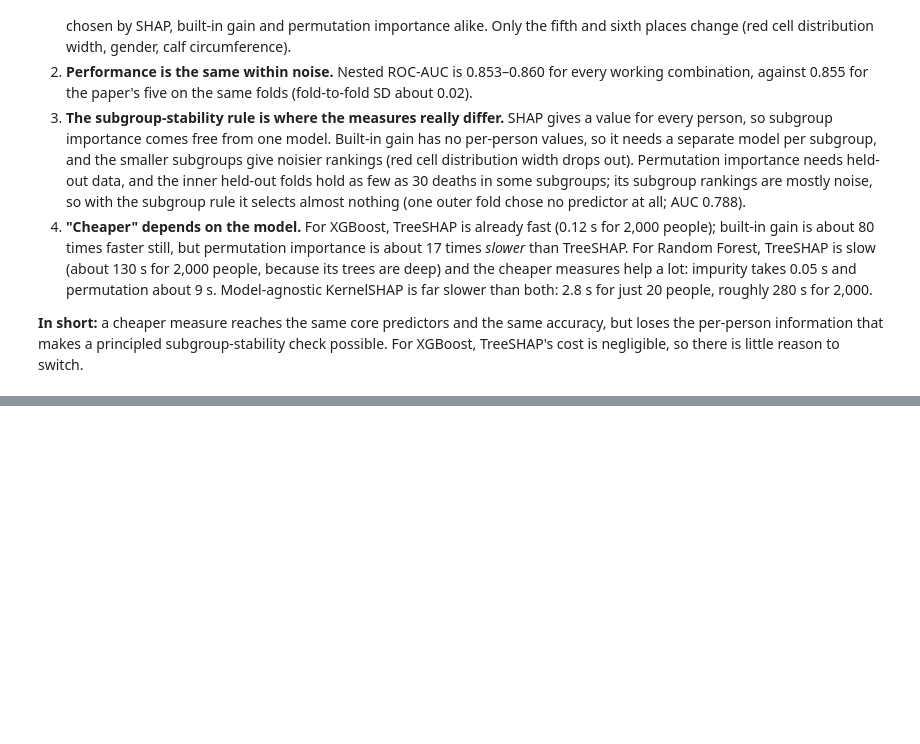
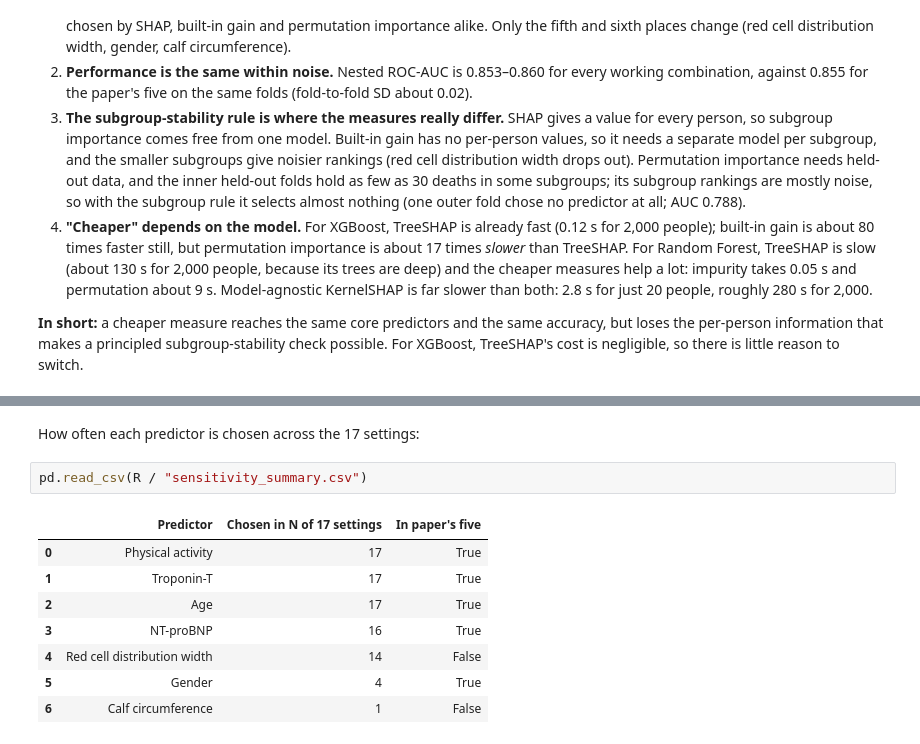
Before and after one commit to Evode-Manirahari/nhanes-cardiovascular-ml, a Jupyter notebook: notebooks/08_systematic_parsimonious_model.ipynb, the cells around one changed output, grey strips where cells are left out. Drawn from its saved outputs; the diff is of its cells as text; blank space fills up the shorter version.

```diff
--- a/notebooks/08_systematic_parsimonious_model.ipynb
+++ b/notebooks/08_systematic_parsimonious_model.ipynb
@@ -250,0 +282,13 @@ TreeSHAP's cost is negligible, so there is little reason to switch.
+# %% [markdown]
+How often each predictor is chosen across the 17 settings:
+# %%
+pd.read_csv(R / "sensitivity_summary.csv")
+# %% [output]
+|  | Predictor | Chosen in N of 17 settings | In paper's five |
+| 0 | Physical activity | 17 | True |
+| 1 | Troponin-T | 17 | True |
+| 2 | Age | 17 | True |
+| 3 | NT-proBNP | 16 | True |
+| 4 | Red cell distribution width | 14 | False |
+| 5 | Gender | 4 | True |
+| 6 | Calf circumference | 1 | False |
```
Also changed, not shown: parts of 4 cells of this notebook, 1 other file.
